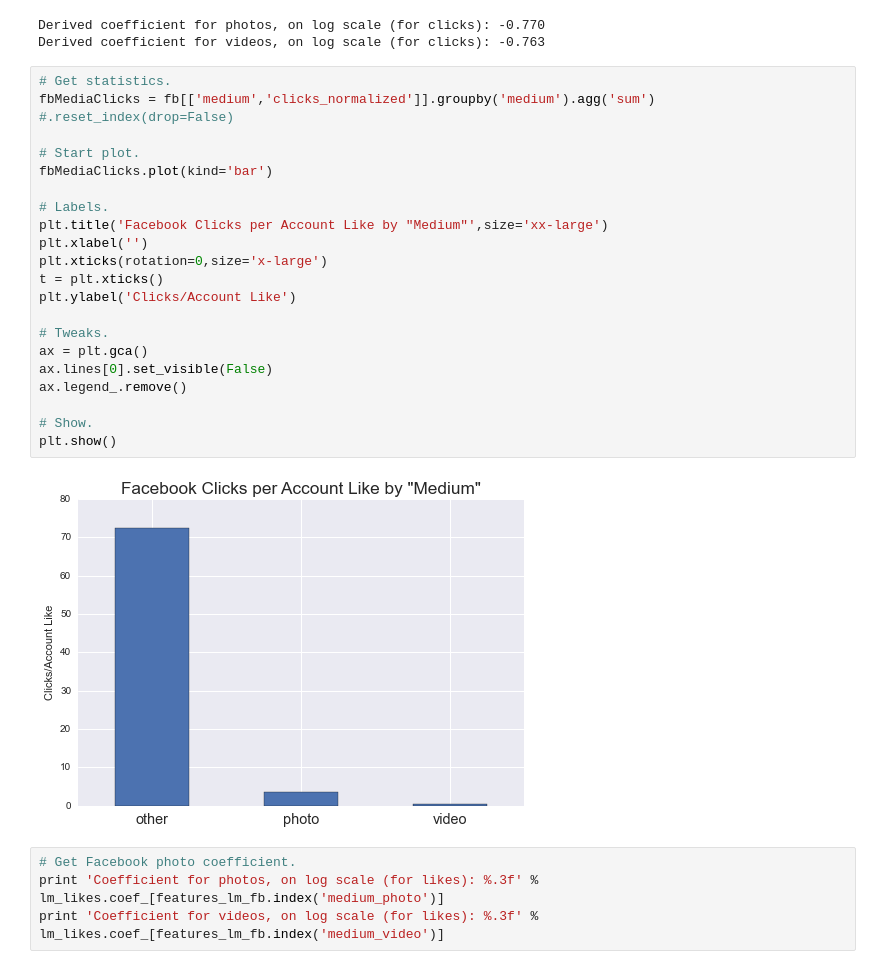
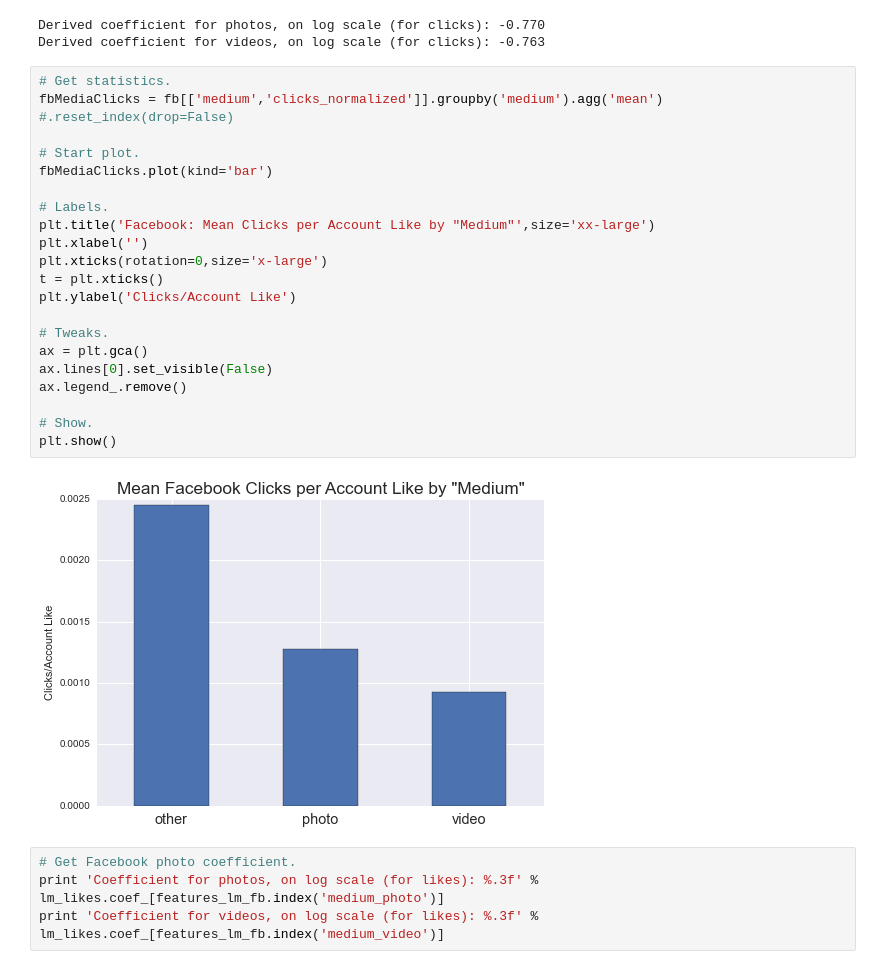
Before and after one commit to micahlanier/social-news, a Jupyter notebook: src/prediction/media.ipynb, the cells around one changed output. Drawn from its saved outputs; the diff is of its cells as text.

```diff
--- a/src/prediction/media.ipynb
+++ b/src/prediction/media.ipynb
@@ -145,27 +145,27 @@ Derived coefficient for photos, on log scale (for clicks): -0.770
 Derived coefficient for videos, on log scale (for clicks): -0.763
 # %%
 # Get statistics.
-fbMediaClicks = fb[['medium','clicks_normalized']].groupby('medium').agg('sum') #.reset_index(drop=False)
+fbMediaClicks = fb[['medium','clicks_normalized']].groupby('medium').agg('mean') #.reset_index(drop=False)
 
 # Start plot.
 fbMediaClicks.plot(kind='bar')
 
 # Labels.
-plt.title('Facebook Clicks per Account Like by "Medium"',size='xx-large')
+plt.title('Facebook: Mean Clicks per Account Like by "Medium"',size='xx-large')
 plt.xlabel('')
 plt.xticks(rotation=0,size='x-large')
 t = plt.xticks()
 plt.ylabel('Clicks/Account Like')
 
 # Tweaks.
 ax = plt.gca()
 ax.lines[0].set_visible(False)
 ax.legend_.remove()
 
 # Show.
 plt.show()
 # %% [output]
-[figure, old version]
+[figure, new version]
 # %%
 # Get Facebook photo coefficient.
 print 'Coefficient for photos, on log scale (for likes): %.3f' % lm_likes.coef_[features_lm_fb.index('medium_photo')]
```
Also changed, not shown: parts of 1 cell of this notebook.
